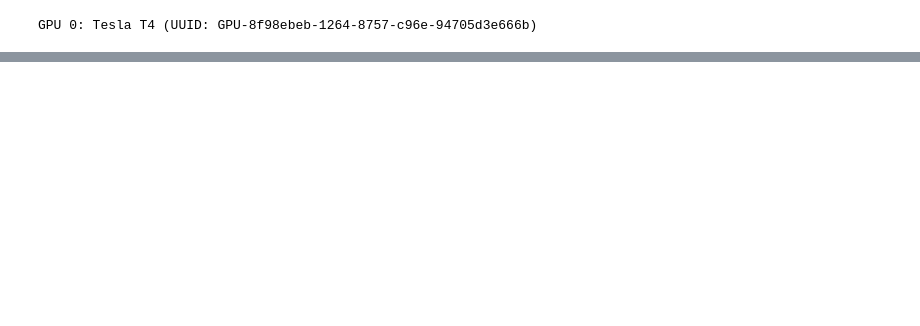
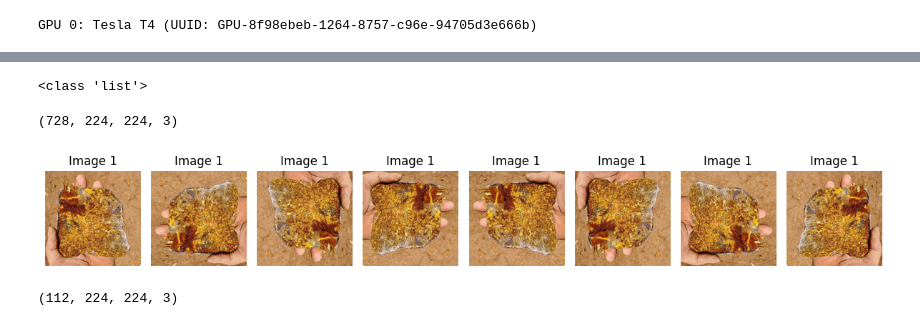
Before and after one commit to gnapat/CNN_Imageclassified, a Jupyter notebook: deep_hw01.ipynb, the cells around one changed output, grey strips where cells are left out. Cells and saved outputs as stored; diff of their text form; code cells hidden in the pictures; blank space fills up the shorter version.

```diff
--- a/deep_hw01.ipynb
+++ b/deep_hw01.ipynb
@@ -119,7 +176,9 @@ def prepare_dataset(path,lables,test_size=0.2, random_state=42,split=True,augmen
 # %%
 path="drive/MyDrive/Gz/nida/dl/hw01/Rock"
 #rock_label={"1":"Amphibolite","2":"Andesite","3":"Basalt","4":"Carbonatite","4":"Coal"}
-#rock_label={"1":"Amphibolite","2":"Andesite"}
-rock_label={"1":"Amphibolite"}
+rock_label={"1":"Amphibolite","2":"Andesite","3":"Basalt"}
+#rock_label={"1":"Amphibolite"}
 
-X_train,X_test,Y_train,Y_test = prepare_dataset(path=path,lables=rock_label,split=True,augmentation=3)
+X_train,X_test,Y_train,Y_test = prepare_dataset(path=path,lables=rock_label,split=True,augmentation=4,do_img_array=1)
+# %% [output]
+<class 'list'>
@@ -132,3 +185,25 @@ plt.show()
+# %%
+X_train.shape
+# %% [output]
+(728, 224, 224, 3)
+# %%
+fig, axes = plt.subplots(1, 8, figsize=(12, 4))
+
+for cc in range(8):
+  axes[cc].imshow(tf.keras.preprocessing.image.array_to_img( X_train[cc+32]))
+  axes[cc].set_title('Image 1')
+  axes[cc].axis('off')
+
+
+
+plt.tight_layout()
+plt.show()
+# %% [output]
+[figure, added]
+# %%
+X_train.shape
+# %% [output]
+(112, 224, 224, 3)
 # %%
 img_w,img_h = 224,224     # image size of CIFAR-10
 vgg_extractor = tf.keras.applications.vgg16.VGG16(weights = "imagenet", include_top=False, input_shape = (img_w, img_h, 3))
```
Also changed, not shown: parts of 10 cells of this notebook.
